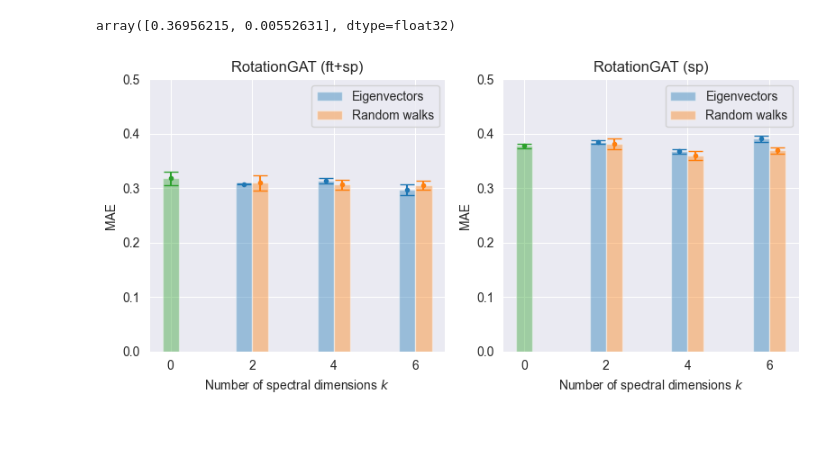
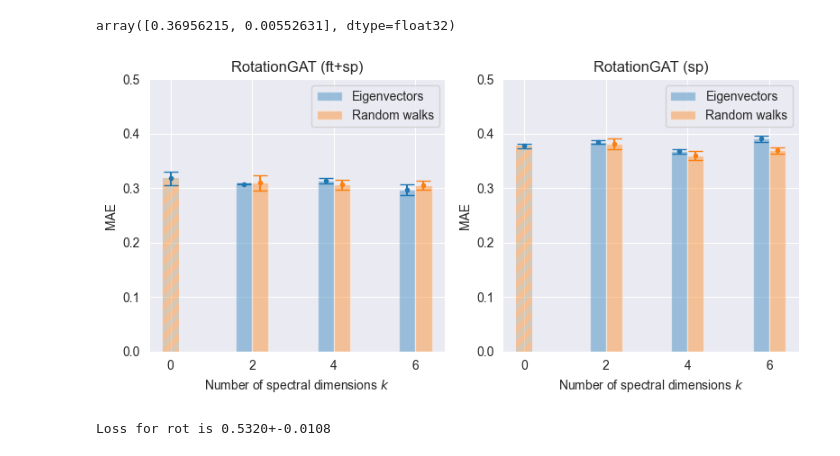
Before and after one commit to mirjanic/gnn_curvature, a Jupyter notebook: plot_results.ipynb, the cells around one changed output. Saved outputs shown, nothing was run; the diff lists cells and outputs as text; code cells hidden in the pictures.

```diff
--- a/plot_results.ipynb
+++ b/plot_results.ipynb
@@ -165,35 +165,46 @@ width = 0.4
 alpha = 0.4
 x = np.array([2,4,6])
 
+plt.rcParams["hatch.linewidth"]= 4
+zero_params = {'edgecolor':'lightblue', 'facecolor':'tab:orange', 'hatch':'//', 'linewidth':0}
 
 ax1.bar(x - width / 2, var_k[0,:,0,0], alpha=alpha, width=width, label='Eigenvectors')
 ax1.errorbar(x- width / 2, var_k[0,:,0,0], var_k[0,:,0,1], marker='.', linestyle='None', capsize=6)
 ax1.bar(x + width / 2, var_k[0,:,1,0], alpha=alpha, width=width, label='Random walks')
 ax1.errorbar(x + width / 2, var_k[0,:,1,0], var_k[0,:,1,1], marker='.', linestyle='None', capsize=6)
 
-ax1.bar(0, zero_feat['test_mean'], width=width, alpha=alpha)
-ax1.errorbar(0, zero_feat['test_mean'], zero_feat['test_std'], marker='.', linestyle='None', capsize=6)
+ax1.bar(0, zero_feat['test_mean'], width=width, alpha=alpha, **zero_params)
+ax1.errorbar(0, zero_feat['test_mean'], zero_feat['test_std'], marker='.', linestyle='None', capsize=6,
+             color='tab:blue')
 ax1.set_title('RotationGAT (ft+sp)')
 ax1.set_xlabel('Number of spectral dimensions $k$')
 ax1.set_ylabel('MAE')
 ax1.set_ylim(0,0.5)
 
 
 ax2.bar(x - width / 2, var_k[1,:,0,0], alpha=alpha, width=width, label='Eigenvectors')
 ax2.errorbar(x- width / 2, var_k[1,:,0,0], var_k[1,:,0,1], marker='.', linestyle='None', capsize=6)
 ax2.bar(x + width / 2, var_k[1,:,1,0], alpha=alpha, width=width, label='Random walks')
 ax2.errorbar(x + width / 2, var_k[1,:,1,0], var_k[1,:,1,1], marker='.', linestyle='None', capsize=6)
 
-ax2.bar(0, zero_rot['test_mean'], width=width, alpha=alpha)
-ax2.errorbar(0, zero_rot['test_mean'], zero_rot['test_std'], marker='.', linestyle='None', capsize=6)
+ax2.bar(0, zero_rot['test_mean'], width=width, alpha=alpha, **zero_params)
+ax2.errorbar(0, zero_rot['test_mean'], zero_rot['test_std'], marker='.', linestyle='None', capsize=6,
+             color='tab:blue')
 ax2.set_title('RotationGAT (sp)')
 ax2.set_xlabel('Number of spectral dimensions $k$')
 ax2.set_ylabel('MAE')
 ax2.set_ylim(0,0.5)
 
 ax1.legend()
 ax2.legend()
 fig.tight_layout()
 fig.savefig('graphics/spectral_bar.png', dpi=400)
 # %% [output]
-[figure, old version]
+[figure, new version]
+# %%
+print_stats(load_data('rot', ['runs/rotations_2d_eigens_6k_42.npz',
+                                   'runs/rotations_2d_eigens_6k_43.npz',
+                                   'runs/rotations_2d_eigens_6k_44.npz',
+                                   ]))
+# %% [output]
+Loss for rot is 0.5320+-0.0108
```
Also changed, not shown: 5 other files.
